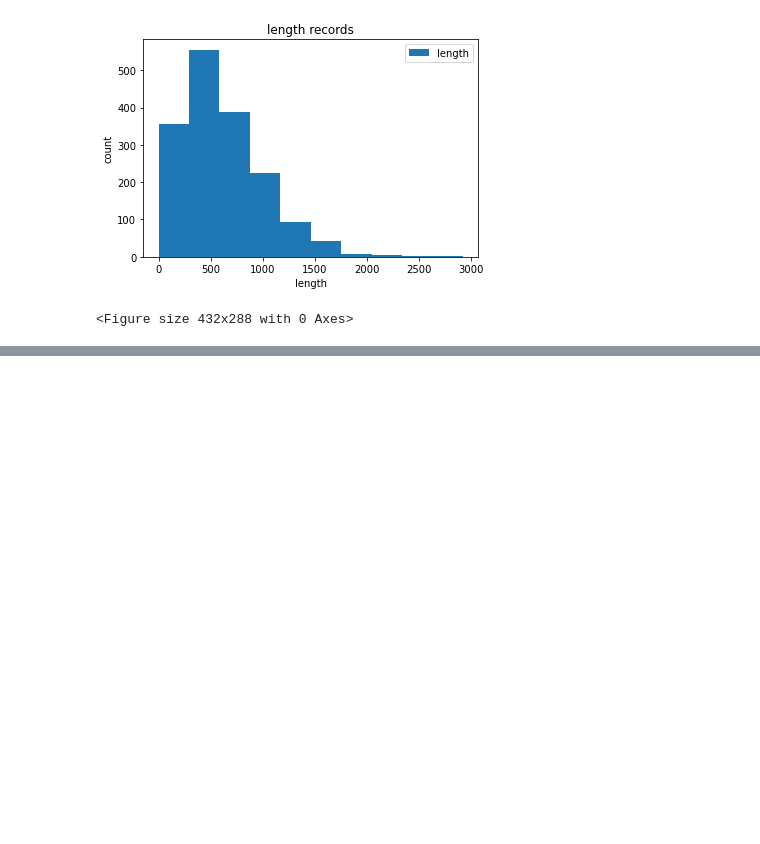
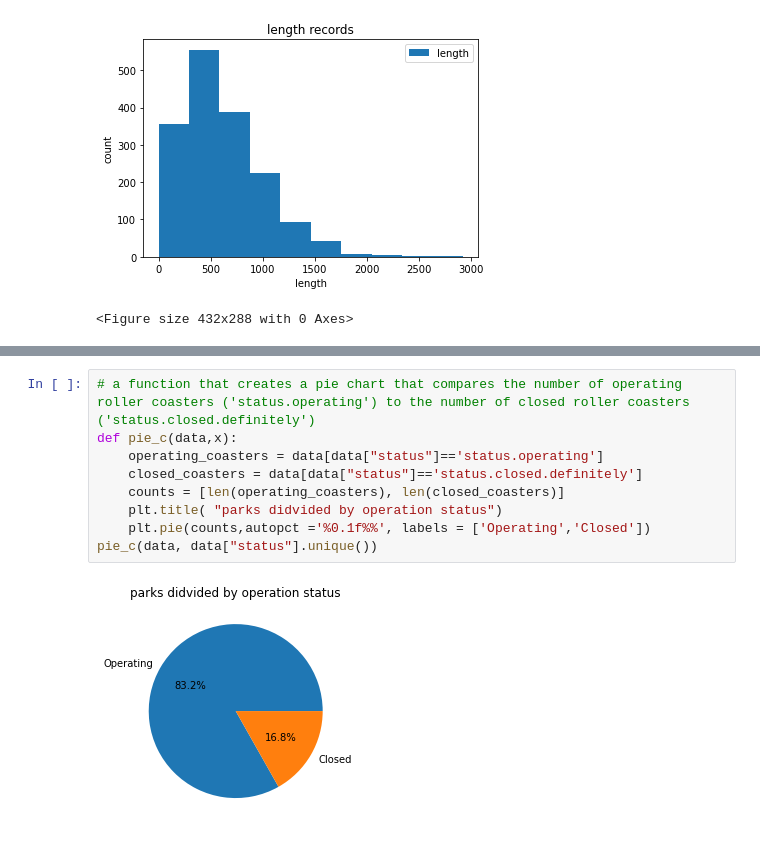
Before and after one commit to jean-on-hub/Roller-Coaster, a Jupyter notebook: roller coaster .ipynb, the cells around one changed output, grey strips where cells are left out. Cells and saved outputs as stored; diff of their text form; blank space fills up the shorter version.

```diff
--- a/roller coaster .ipynb
+++ b/roller coaster .ipynb
@@ -141,0 +146,11 @@ num_inversions(data,"Disneyland Park")
+# %%
+# a function that creates a pie chart that compares the number of operating roller coasters ('status.operating') to the number of closed roller coasters ('status.closed.definitely')
+def pie_c(data,x):
+    operating_coasters = data[data["status"]=='status.operating']
+    closed_coasters = data[data["status"]=='status.closed.definitely']
+    counts = [len(operating_coasters), len(closed_coasters)]
+    plt.title( "parks didvided by operation status")
+    plt.pie(counts,autopct ='%0.1f%%', labels = ['Operating','Closed'])
+pie_c(data, data["status"].unique())
+# %% [output]
+[figure, added]
```
Also changed, not shown: parts of 5 cells of this notebook.
